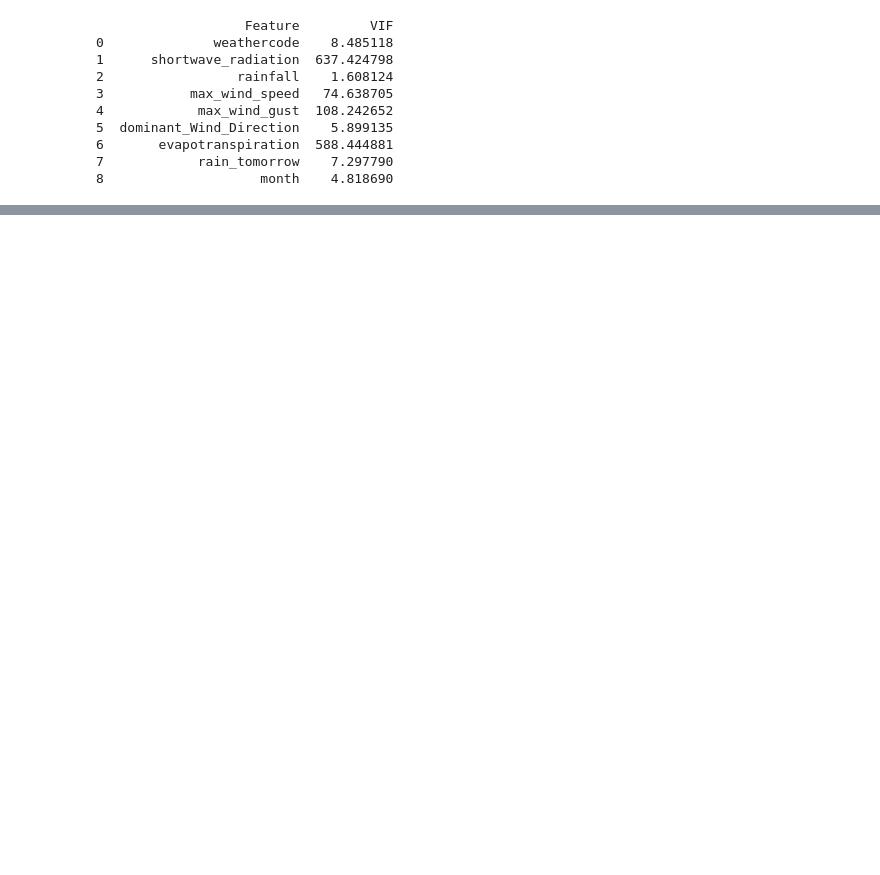
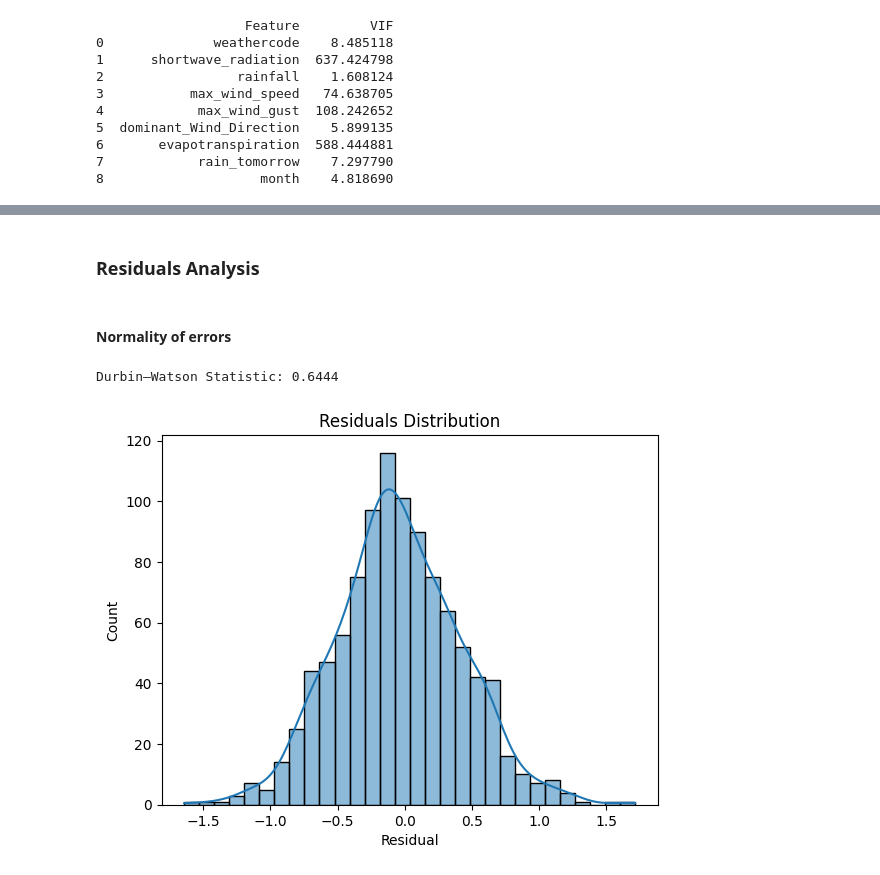
Before and after one commit to Vidusahan/sri-lanka-weather-analysis, a Jupyter notebook: notebooks/1_Linear_regression .ipynb, the cells around one changed output, grey strips where cells are left out. Drawn from its saved outputs; the diff is of its cells as text; code cells hidden in the pictures; blank space fills up the shorter version.

```diff
--- a/notebooks/1_Linear_regression .ipynb
+++ b/notebooks/1_Linear_regression .ipynb
@@ -488,0 +505,33 @@ print(vif)
+# %%
+numerical_vars = ['shortwave_radiation', 'rainfall', 'max_wind_speed',
+                  'max_wind_gust', 'dominant_Wind_Direction', 'evapotranspiration', 'rain_tomorrow', 'month']
+categorical_vars = ['weathercode']
+target = 'mean_temperature'
+
+# Features and target (raw, do not dummy encode yet)
+x = kandy_weather[categorical_vars + numerical_vars]
+y = kandy_weather[target]
+
+# Train/test split (chronological)
+train_set = kandy_weather[kandy_weather['year'] <= 2018]
+validation_set = kandy_weather[kandy_weather['year'] == 2019]
+test_set = kandy_weather[kandy_weather['year'] >= 2020]
+
+train_end = len(train_set)
+val_end = train_end + len(validation_set)
+
+x_train, y_train = x.iloc[:train_end], y.iloc[:train_end]
+x_val, y_val = x.iloc[train_end:val_end], y.iloc[train_end:val_end]
+x_test, y_test = x.iloc[val_end:], y.iloc[val_end:]
+
+preprocessor = ColumnTransformer([
+    ('cat', OneHotEncoder(drop='first'), categorical_vars),          # one-hot encode categorical
+    ('num', StandardScaler(), numerical_vars)                        # scale numerical
+])
+
+pipeline = Pipeline([
+    ('preprocessing', preprocessor),
+    ('model', LinearRegression())
+])
+
+pipeline.fit(x_train, y_train)
@@ -488,0 +706,21 @@ print(vif)
+# %% [markdown]
+### **Residuals Analysis**
+# %%
+y_pred = pipeline.predict(x_test)
+residuals = y_test - y_pred
+# %% [markdown]
+#### **Normality of errors**
+# %%
+from statsmodels.stats.stattools import durbin_watson
+
+dw_stat = durbin_watson(residuals)
+print(f"Durbin–Watson Statistic: {dw_stat:.4f}")
+# %% [output]
+Durbin–Watson Statistic: 0.6444
+# %%
+sns.histplot(residuals, bins=30, kde=True)
+plt.title("Residuals Distribution")
+plt.xlabel("Residual")
+plt.show()
+# %% [output]
+[figure, added]
```
Also changed, not shown: parts of 37 cells of this notebook, 4 other files.
